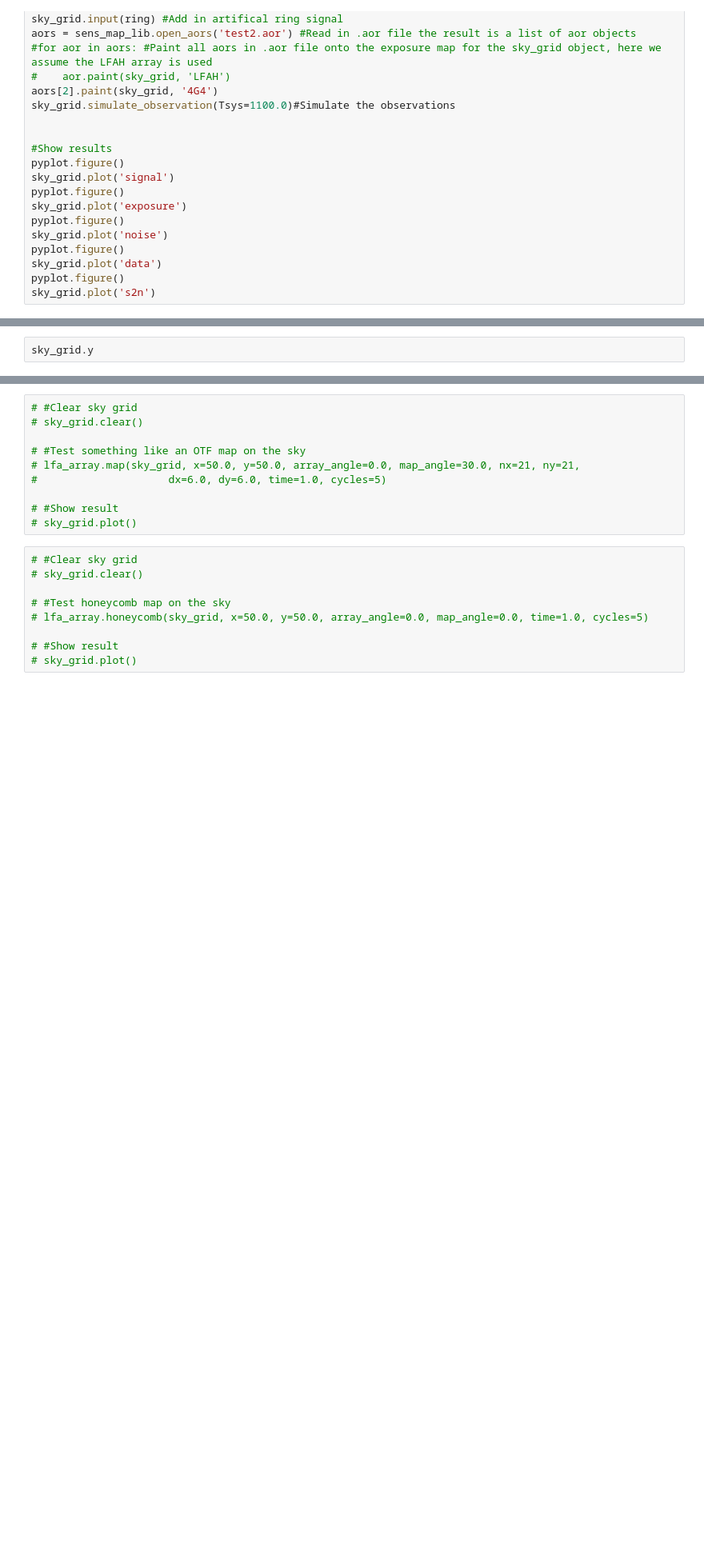
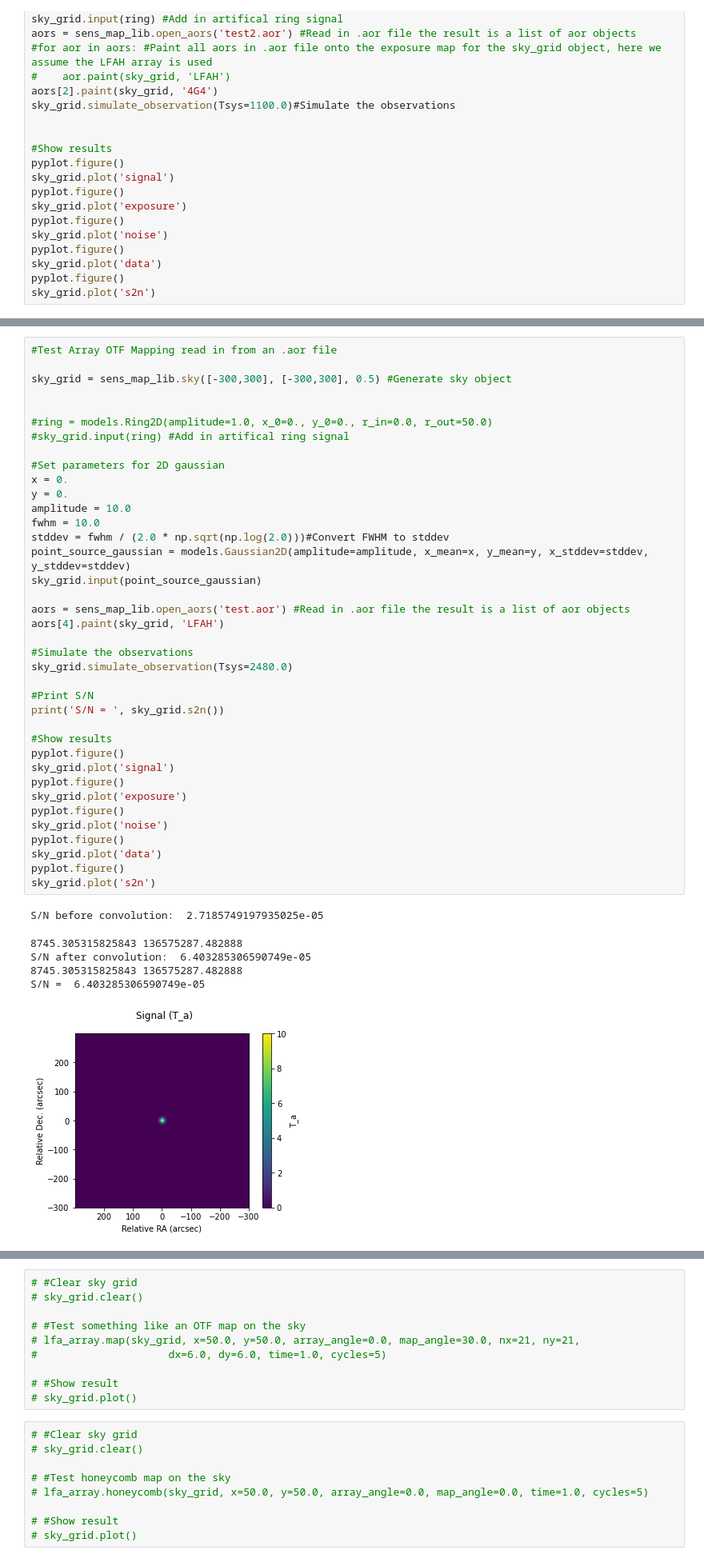
Before and after one commit to kfkaplan/the_greatest_sensitivity_mapper, a Jupyter notebook: test_sense_map.ipynb, the cells around one changed output, grey strips where cells are left out. Shown at 80% size. Saved outputs shown, nothing was run; the diff lists cells and outputs as text; blank space fills up the shorter version.

Commit message:
Added ability to read in Array OTF maps from .aor files.  Set up code to calculate noise differently for Total Power OTF maps.  Need to test S/N calculations next week.

```diff
--- a/test_sense_map.ipynb
+++ b/test_sense_map.ipynb
@@ -285,2 +273,45 @@ S/N =  0.030477021908932176
-# %%
-sky_grid.y
+# %%
+#Test Array OTF Mapping read in from an .aor file
+
+sky_grid = sens_map_lib.sky([-300,300], [-300,300], 0.5) #Generate sky object
+
+
+#ring = models.Ring2D(amplitude=1.0, x_0=0., y_0=0., r_in=0.0, r_out=50.0)
+#sky_grid.input(ring) #Add in artifical ring signal
+
+#Set parameters for 2D gaussian
+x = 0.
+y = 0.
+amplitude = 10.0
+fwhm = 10.0
+stddev = fwhm / (2.0 * np.sqrt(np.log(2.0)))#Convert FWHM to stddev
+point_source_gaussian = models.Gaussian2D(amplitude=amplitude, x_mean=x, y_mean=y, x_stddev=stddev, y_stddev=stddev)
+sky_grid.input(point_source_gaussian)
+
+aors = sens_map_lib.open_aors('test.aor') #Read in .aor file the result is a list of aor objects
+aors[4].paint(sky_grid, 'LFAH')
+
+#Simulate the observations
+sky_grid.simulate_observation(Tsys=2480.0)
+
+#Print S/N
+print('S/N = ', sky_grid.s2n())
+
+#Show results
+pyplot.figure()
+sky_grid.plot('signal')
+pyplot.figure()
+sky_grid.plot('exposure')
+pyplot.figure()
+sky_grid.plot('noise')
+pyplot.figure()
+sky_grid.plot('data')
+pyplot.figure()
+sky_grid.plot('s2n')
+# %% [output]
+S/N before convolution:  2.7185749197935025e-05
+8745.305315825843 136575287.482888
+S/N after convolution:  6.403285306590749e-05
+8745.305315825843 136575287.482888
+S/N =  6.403285306590749e-05
+[figure, added]
```
Also changed, not shown: parts of 4 cells of this notebook, 2 other files.
